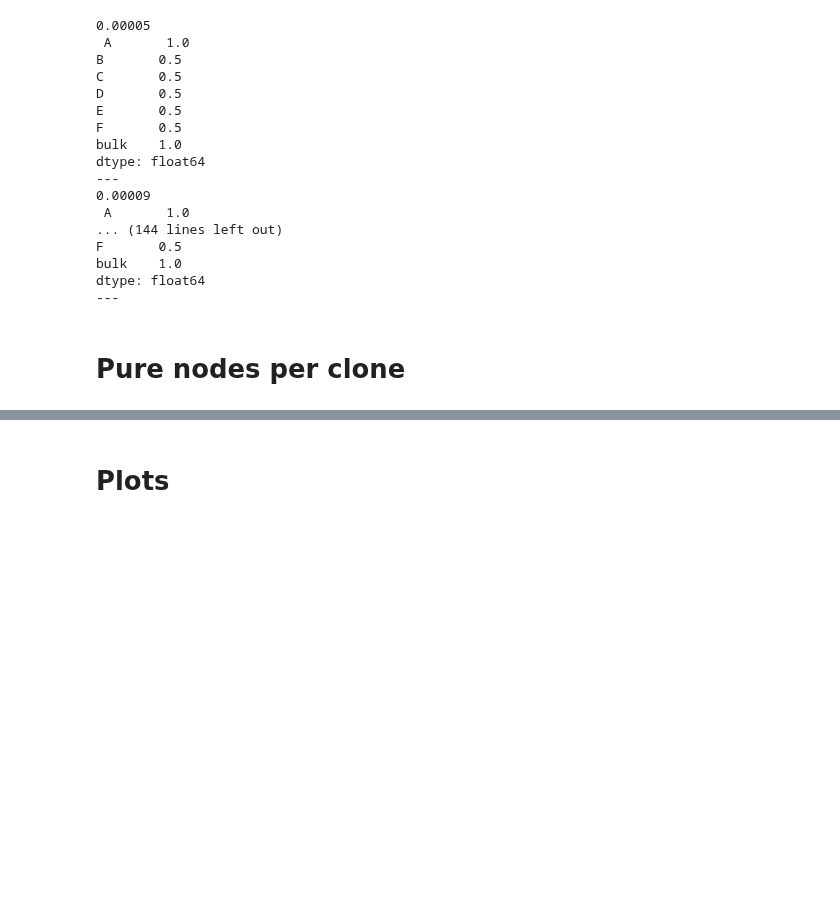
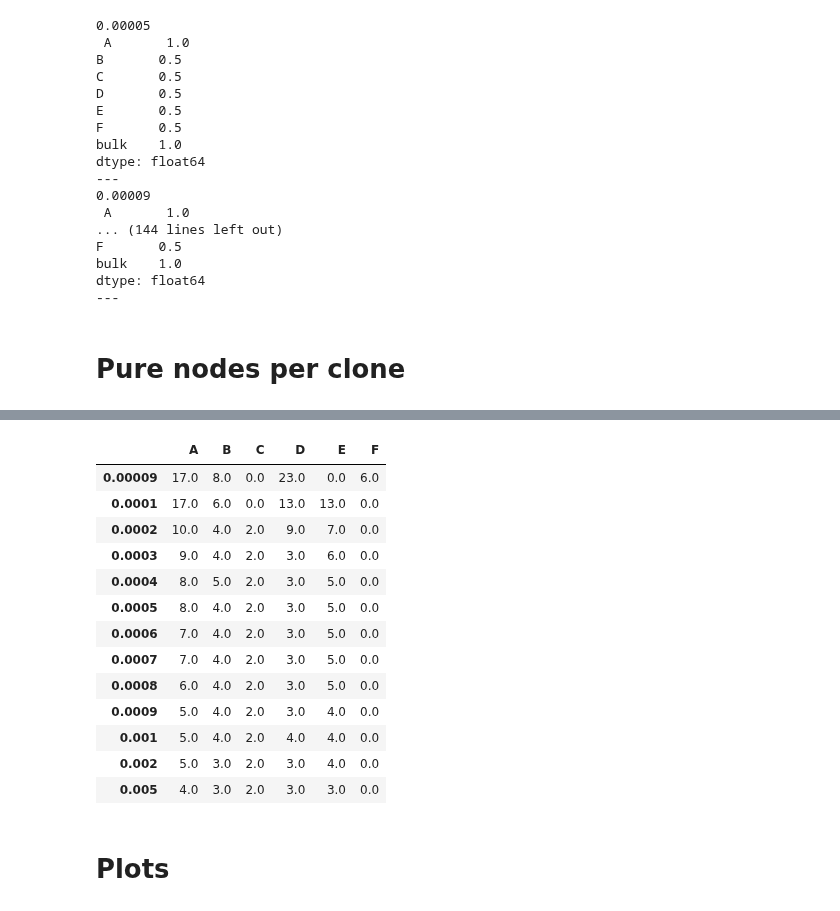
Before and after one commit to cbg-ethz/mt-SCITE, a Jupyter notebook: Notebooks/performance_P9855_ATAC.ipynb, the cells around one changed output, grey strips where cells are left out. Cells and saved outputs as stored; diff of their text form; code cells hidden in the pictures; blank space fills up the shorter version.

```diff
--- a/Notebooks/performance_P9855_ATAC.ipynb
+++ b/Notebooks/performance_P9855_ATAC.ipynb
@@ -438,3 +409,28 @@ hej
+# %%
+# Prepare df for plotting
+hej = n_purities_good_error_rates.copy()
+
+hej = hej.drop('mean_pure_nodes_clone', axis=1)
+hej = hej.T
+
+# order axis
+hej = hej.reindex(sorted(hej.columns), axis=1)
+hej
+# %% [output]
+|  | A | B | C | D | E | F |
+| 0.00009 | 17.0 | 8.0 | 0.0 | 23.0 | 0.0 | 6.0 |
+| 0.0001 | 17.0 | 6.0 | 0.0 | 13.0 | 13.0 | 0.0 |
+| 0.0002 | 10.0 | 4.0 | 2.0 | 9.0 | 7.0 | 0.0 |
+| 0.0003 | 9.0 | 4.0 | 2.0 | 3.0 | 6.0 | 0.0 |
+| 0.0004 | 8.0 | 5.0 | 2.0 | 3.0 | 5.0 | 0.0 |
+| 0.0005 | 8.0 | 4.0 | 2.0 | 3.0 | 5.0 | 0.0 |
+| 0.0006 | 7.0 | 4.0 | 2.0 | 3.0 | 5.0 | 0.0 |
+| 0.0007 | 7.0 | 4.0 | 2.0 | 3.0 | 5.0 | 0.0 |
+| 0.0008 | 6.0 | 4.0 | 2.0 | 3.0 | 5.0 | 0.0 |
+| 0.0009 | 5.0 | 4.0 | 2.0 | 3.0 | 4.0 | 0.0 |
+| 0.001 | 5.0 | 4.0 | 2.0 | 4.0 | 4.0 | 0.0 |
+| 0.002 | 5.0 | 3.0 | 2.0 | 3.0 | 4.0 | 0.0 |
+| 0.005 | 4.0 | 3.0 | 2.0 | 3.0 | 3.0 | 0.0 |
 # %% [markdown]
 # Plots
 # %%
```
Also changed, not shown: parts of 8 cells of this notebook, 1 other file.
